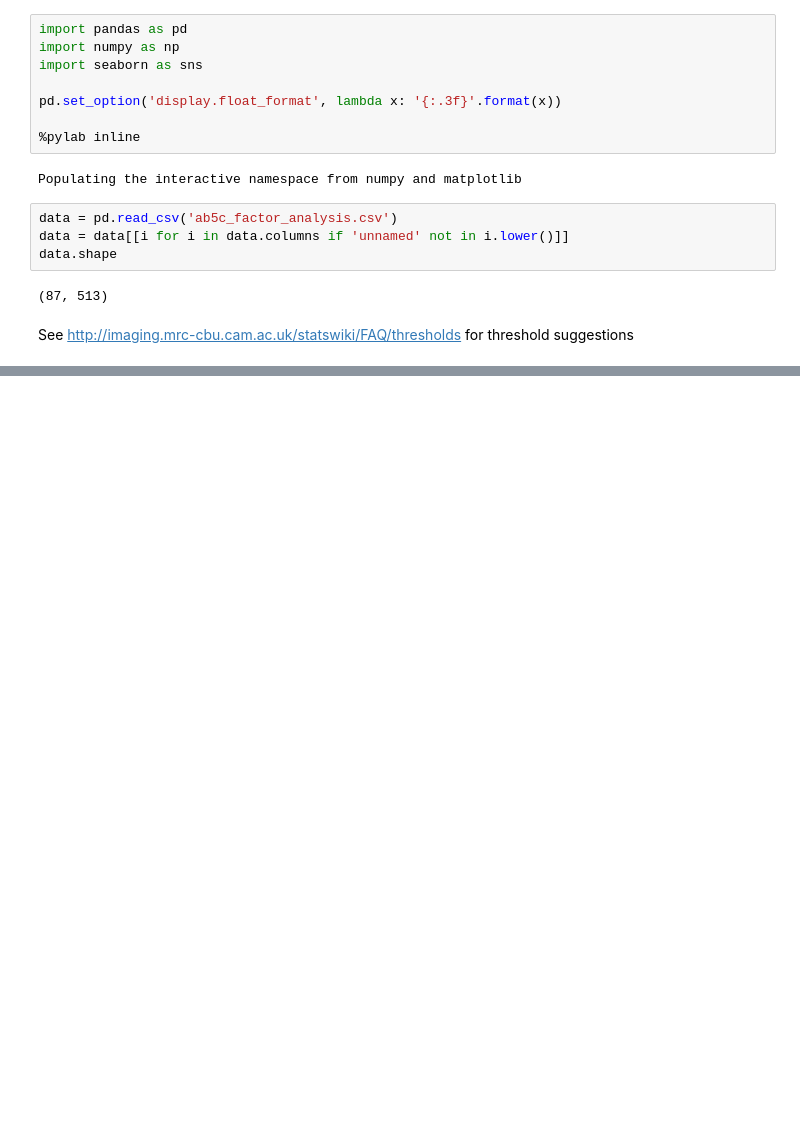
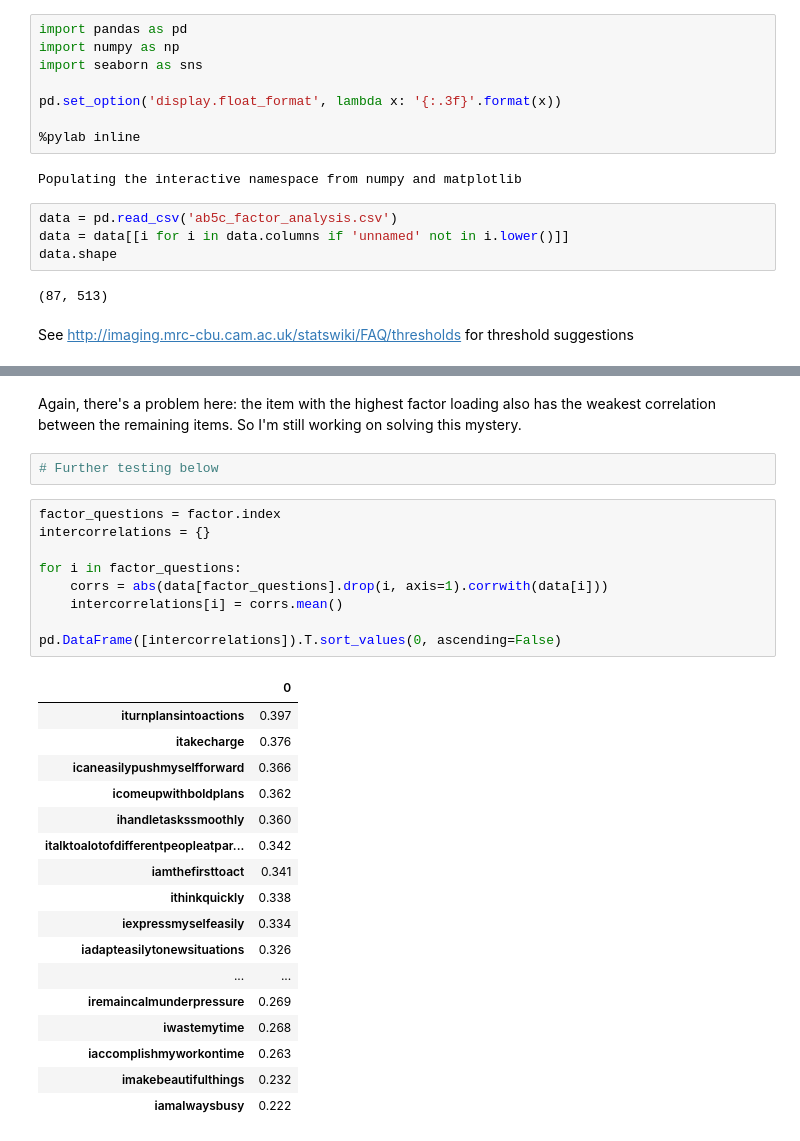
Before and after one commit to vincefav/factor-analysis, a Jupyter notebook: AB5C Factor analysis.ipynb, the cells around one changed output, grey strips where cells are left out. Saved outputs shown, nothing was run; the diff lists cells and outputs as text; blank space fills up the shorter version.

```diff
--- a/AB5C Factor analysis.ipynb
+++ b/AB5C Factor analysis.ipynb
@@ -57 +102,32 @@ factor
+# %% [markdown]
+Again, there's a problem here: the item with the highest factor loading also has the weakest correlation between the remaining items. So I'm still working on solving this mystery.
+# %%
+# Further testing below
+# %%
+factor_questions = factor.index
+intercorrelations = {}
+
+for i in factor_questions:
+    corrs = abs(data[factor_questions].drop(i, axis=1).corrwith(data[i]))
+    intercorrelations[i] = corrs.mean()
+
+pd.DataFrame([intercorrelations]).T.sort_values(0, ascending=False)
+# %% [output]
+|  | 0 |
+| iturnplansintoactions | 0.397 |
+| itakecharge | 0.376 |
+| icaneasilypushmyselfforward | 0.366 |
+| icomeupwithboldplans | 0.362 |
+| ihandletaskssmoothly | 0.360 |
+| italktoalotofdifferentpeopleatpar... | 0.342 |
+| iamthefirsttoact | 0.341 |
+| ithinkquickly | 0.338 |
+| iexpressmyselfeasily | 0.334 |
+| iadapteasilytonewsituations | 0.326 |
+| ... | ... |
+| iremaincalmunderpressure | 0.269 |
+| iwastemytime | 0.268 |
+| iaccomplishmyworkontime | 0.263 |
+| imakebeautifulthings | 0.232 |
+| iamalwaysbusy | 0.222 |
 # %%
```
Also changed, not shown: parts of 7 cells of this notebook.
